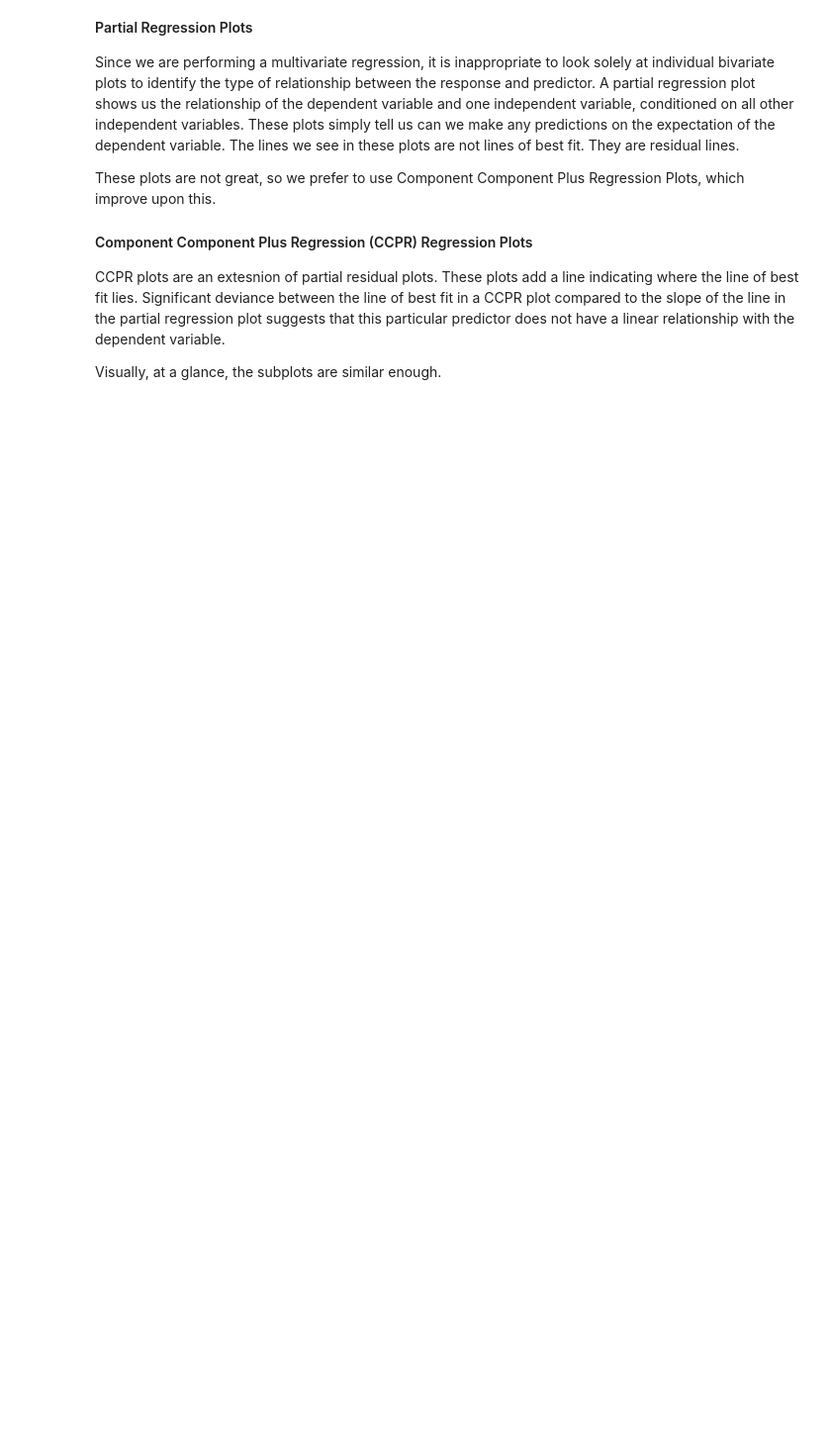
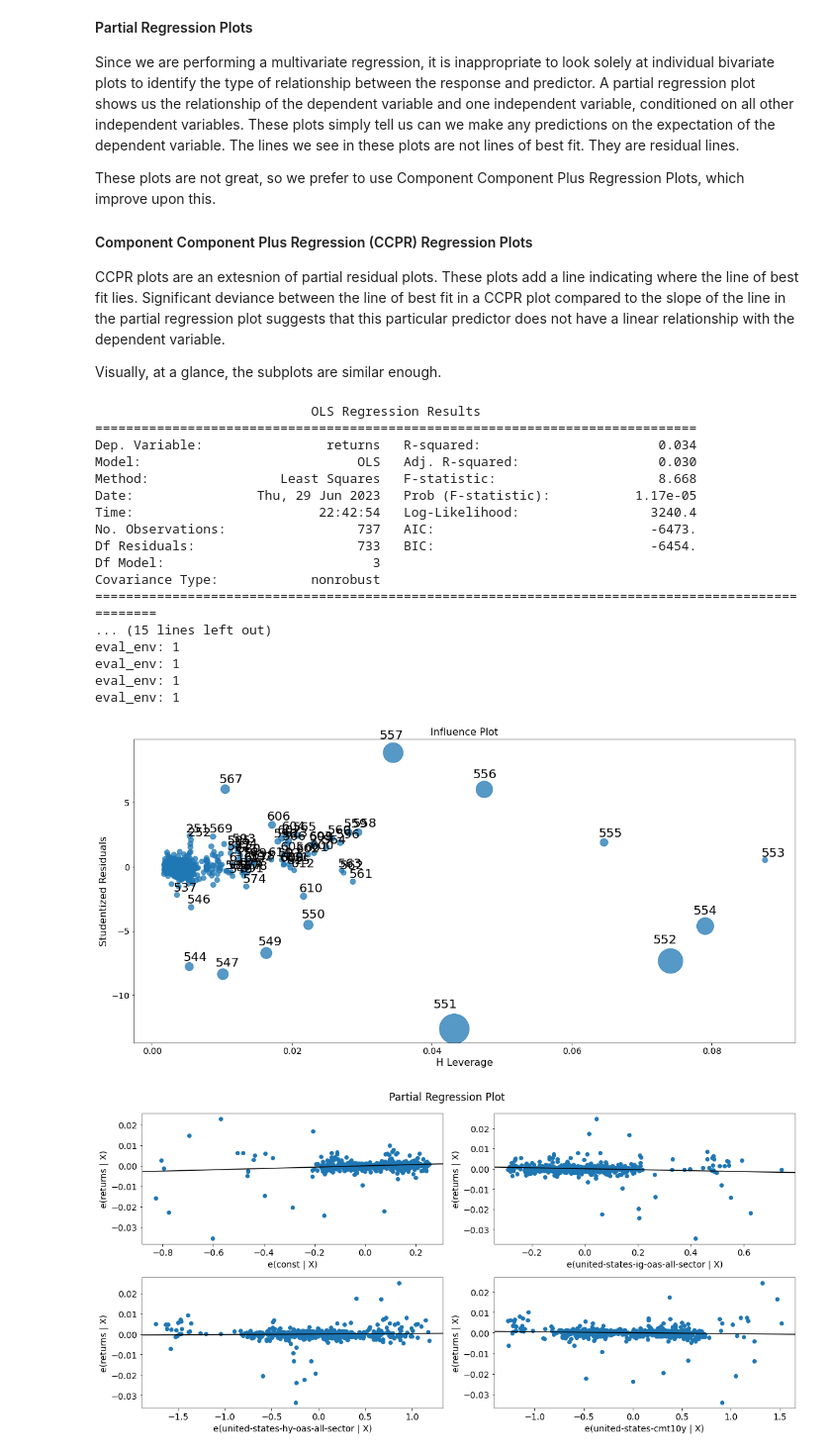
Before and after one commit to at672/CS-Data-Analysis, a Jupyter notebook: Risk_Factor_Model.ipynb, the cells around one changed output. Shown at 99% size. Drawn from its saved outputs; the diff is of its cells as text; code cells hidden in the pictures; blank space fills up the shorter version.

```diff
--- a/Risk_Factor_Model.ipynb
+++ b/Risk_Factor_Model.ipynb
@@ -150,3 +150,46 @@ CCPR plots are an extesnion of partial residual plots. These plots add a line in
 
 
 Visually, at a glance, the subplots are similar enough.
+# %%
+## Model 2: Against the factors only
+
+x = Data[['united-states-ig-oas-all-sector', 'united-states-hy-oas-all-sector', 'united-states-cmt10y']]
+#Very important: statsmodels by default does not assume that an intercept exists. We need to perform the following function call:
+x = sm.add_constant(x)
+factor_only_model = sm.OLS(y, x).fit()
+print(factor_only_model.summary())
+
+#Influence Plot
+plt.rc("figure", figsize=(16, 8))
+plt.rc("font", size=14)
+fig = sm.graphics.influence_plot(factor_only_model, criterion="cooks")
+fig.tight_layout(pad=1.0)
+plt.savefig('factor_only_influence.png', dpi = 600)
+
+fig = sm.graphics.plot_partregress_grid(factor_only_model)
+fig.tight_layout(pad=1.0)
+plt.savefig('factor_only_partregress.png', dpi = 600)
+
+fig = sm.graphics.plot_ccpr_grid(factor_only_model)
+fig.tight_layout(pad=1.0)
+plt.savefig('factor_only_ccpr_grid.png', dpi = 600)
+# %% [output]
+                            OLS Regression Results
+==============================================================================
+Dep. Variable:                returns   R-squared:                       0.034
+Model:                            OLS   Adj. R-squared:                  0.030
+Method:                 Least Squares   F-statistic:                     8.668
+Date:                Thu, 29 Jun 2023   Prob (F-statistic):           1.17e-05
+Time:                        22:42:54   Log-Likelihood:                 3240.4
+No. Observations:                 737   AIC:                            -6473.
+Df Residuals:                     733   BIC:                            -6454.
+Df Model:                           3
+Covariance Type:            nonrobust
+===================================================================================================
+... (15 lines left out)
+eval_env: 1
+eval_env: 1
+eval_env: 1
+eval_env: 1
+[figure, added]
+[figure, added]
```
Also changed, not shown: parts of 13 cells of this notebook, 1 other file.
